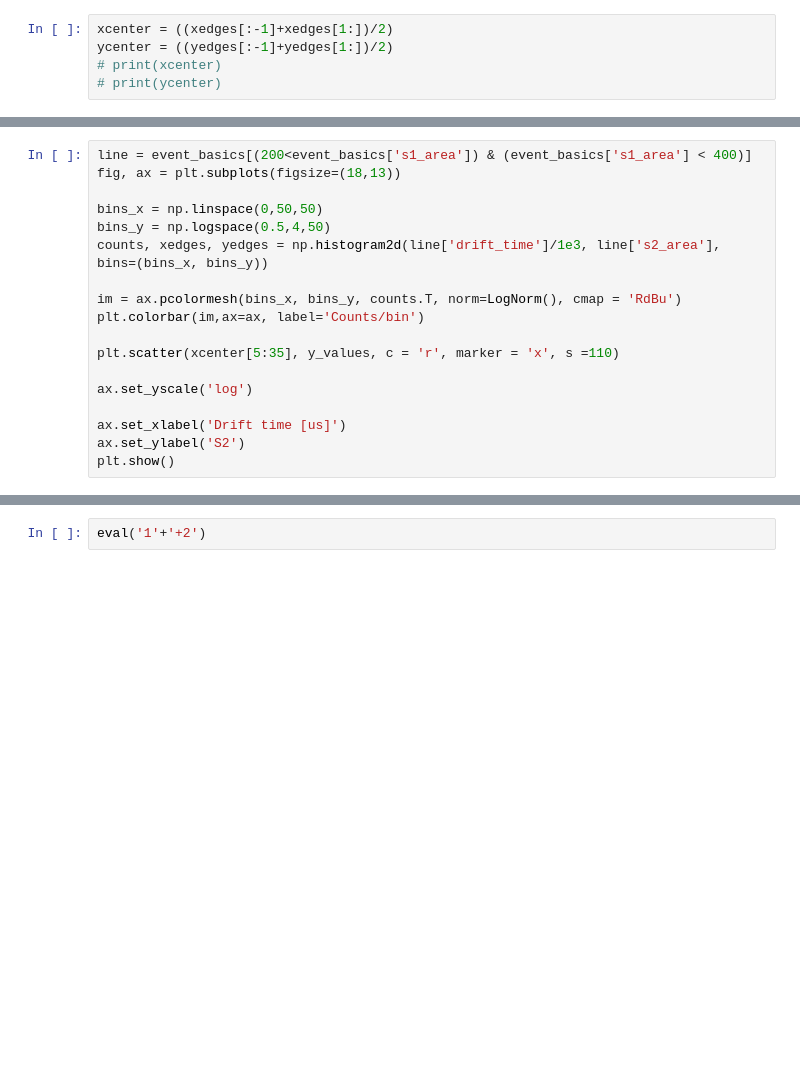
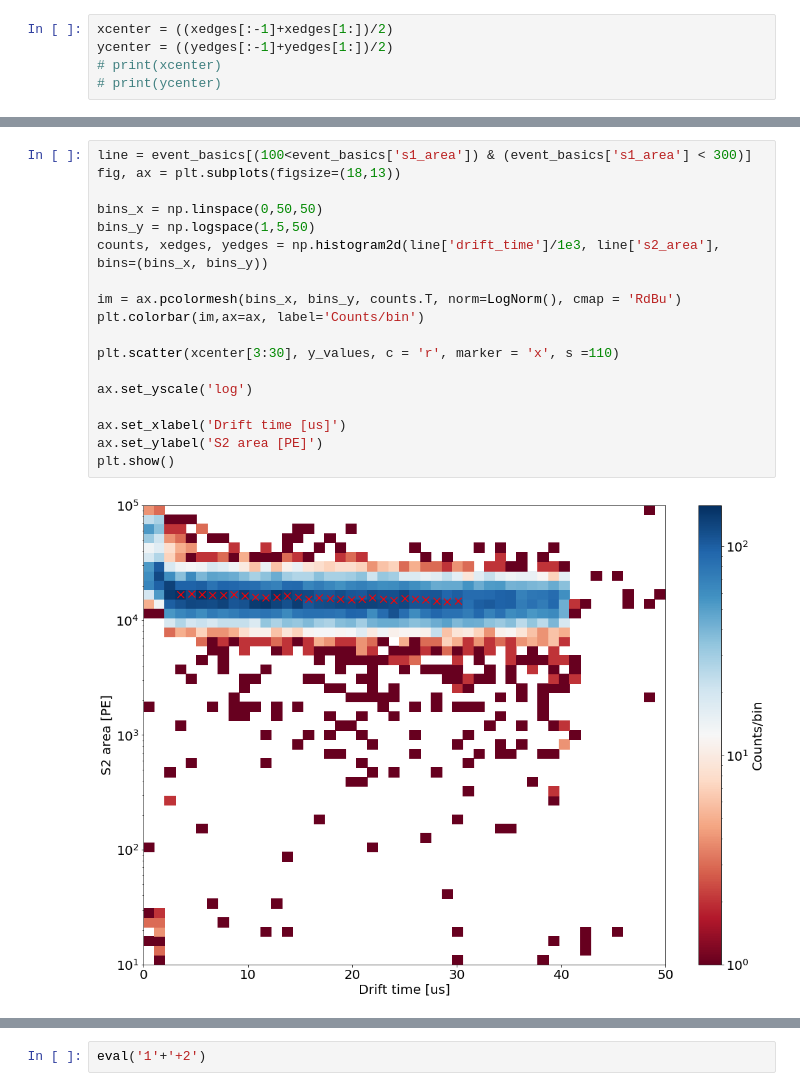
Before and after one commit to AG-Schumann/xebra_scripts, a Jupyter notebook: strax_analysis/Drift_time_analysis.ipynb, the cells around one changed output, grey strips where cells are left out. Saved outputs shown, nothing was run; the diff lists cells and outputs as text; blank space fills up the shorter version.

```diff
--- a/strax_analysis/Drift_time_analysis.ipynb
+++ b/strax_analysis/Drift_time_analysis.ipynb
@@ -206,19 +171,21 @@ expo(3,100000,1)
 # %%
-line = event_basics[(200<event_basics['s1_area']) & (event_basics['s1_area'] < 400)]
+line = event_basics[(100<event_basics['s1_area']) & (event_basics['s1_area'] < 300)]
 fig, ax = plt.subplots(figsize=(18,13))
 
 bins_x = np.linspace(0,50,50)
-bins_y = np.logspace(0.5,4,50)
+bins_y = np.logspace(1,5,50)
 counts, xedges, yedges = np.histogram2d(line['drift_time']/1e3, line['s2_area'], bins=(bins_x, bins_y))
 
 im = ax.pcolormesh(bins_x, bins_y, counts.T, norm=LogNorm(), cmap = 'RdBu')
 plt.colorbar(im,ax=ax, label='Counts/bin')
 
-plt.scatter(xcenter[5:35], y_values, c = 'r', marker = 'x', s =110)
+plt.scatter(xcenter[3:30], y_values, c = 'r', marker = 'x', s =110)
 
 ax.set_yscale('log')
 
 ax.set_xlabel('Drift time [us]')
-ax.set_ylabel('S2')
+ax.set_ylabel('S2 area [PE]')
 plt.show()
+# %% [output]
+[figure, added]
 # %%
```
Also changed, not shown: parts of 19 cells of this notebook, 1 other file.
